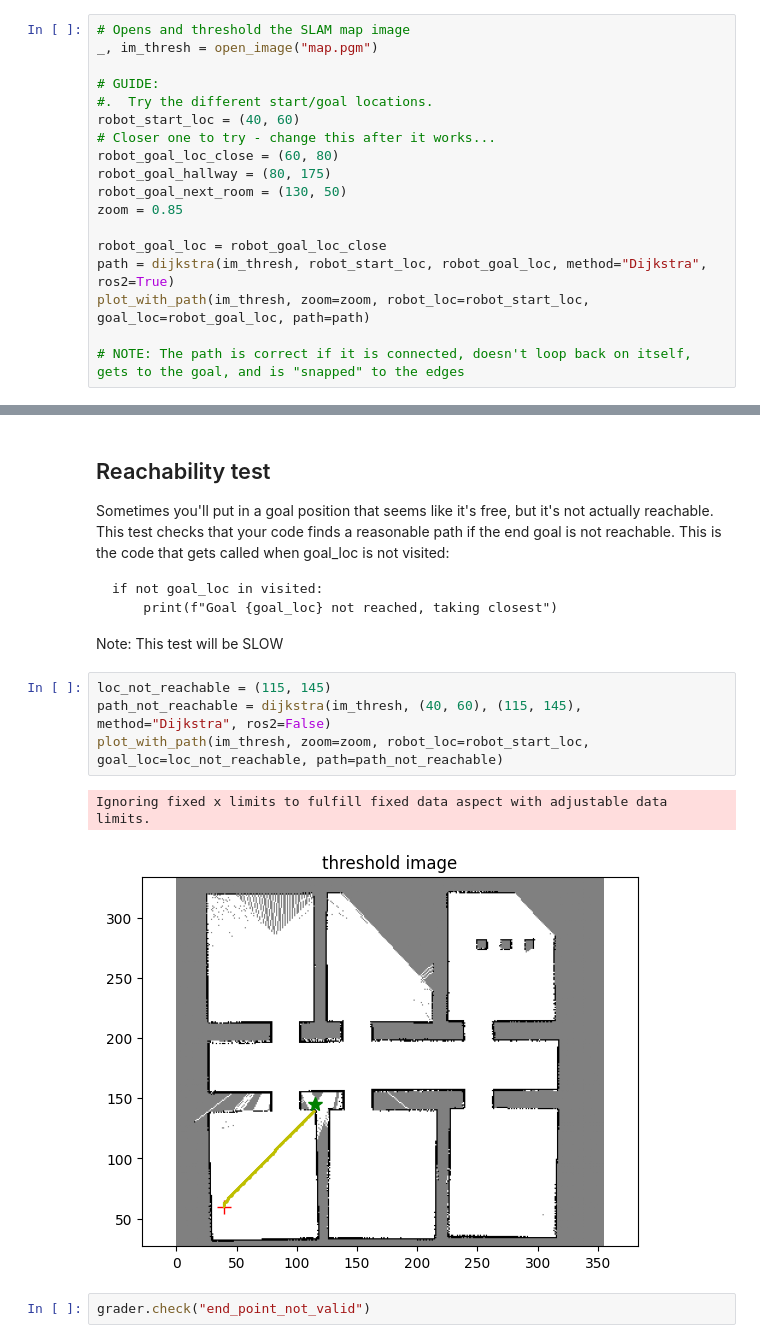
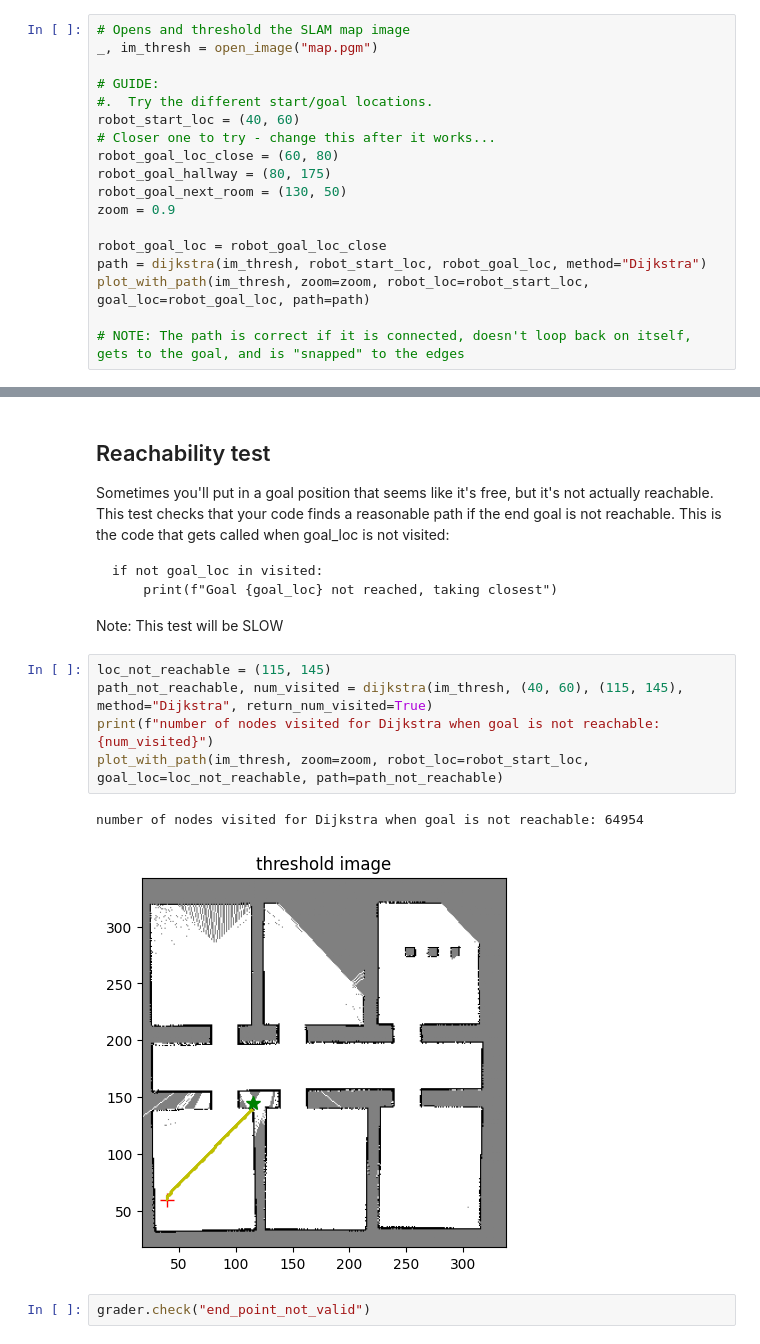
Before and after one commit to ZimHockey13/ROB456, a Jupyter notebook: Assignments/check_dijkstra.ipynb, the cells around one changed output, grey strips where cells are left out. Cells and saved outputs as stored; diff of their text form.

```diff
--- a/Assignments/check_dijkstra.ipynb
+++ b/Assignments/check_dijkstra.ipynb
@@ -53,10 +57,10 @@ robot_start_loc = (40, 60)
 robot_goal_loc_close = (60, 80)
 robot_goal_hallway = (80, 175)
 robot_goal_next_room = (130, 50)
-zoom = 0.85
+zoom = 0.9
 
 robot_goal_loc = robot_goal_loc_close
-path = dijkstra(im_thresh, robot_start_loc, robot_goal_loc, method="Dijkstra", ros2=True)
+path = dijkstra(im_thresh, robot_start_loc, robot_goal_loc, method="Dijkstra")
 plot_with_path(im_thresh, zoom=zoom, robot_loc=robot_start_loc, goal_loc=robot_goal_loc, path=path)
 
 # NOTE: The path is correct if it is connected, doesn't loop back on itself, gets to the goal, and is "snapped" to the edges
@@ -111,11 +118,12 @@ Sometimes you'll put in a goal position that seems like it's free, but it's not
 Note: This test will be SLOW
 # %%
 loc_not_reachable = (115, 145)
-path_not_reachable = dijkstra(im_thresh, (40, 60), (115, 145), method="Dijkstra", ros2=False)
+path_not_reachable, num_visited = dijkstra(im_thresh, (40, 60), (115, 145), method="Dijkstra", return_num_visited=True)
+print(f"number of nodes visited for Dijkstra when goal is not reachable: {num_visited}")
 plot_with_path(im_thresh, zoom=zoom, robot_loc=robot_start_loc, goal_loc=loc_not_reachable, path=path_not_reachable)
 # %% [output]
-Ignoring fixed x limits to fulfill fixed data aspect with adjustable data limits.
+number of nodes visited for Dijkstra when goal is not reachable: 64954
-[figure, old version]
+[figure, new version]
 # %%
 grader.check("end_point_not_valid")
 # %% [output]
```
Also changed, not shown: parts of 8 cells of this notebook, 2 other files.
